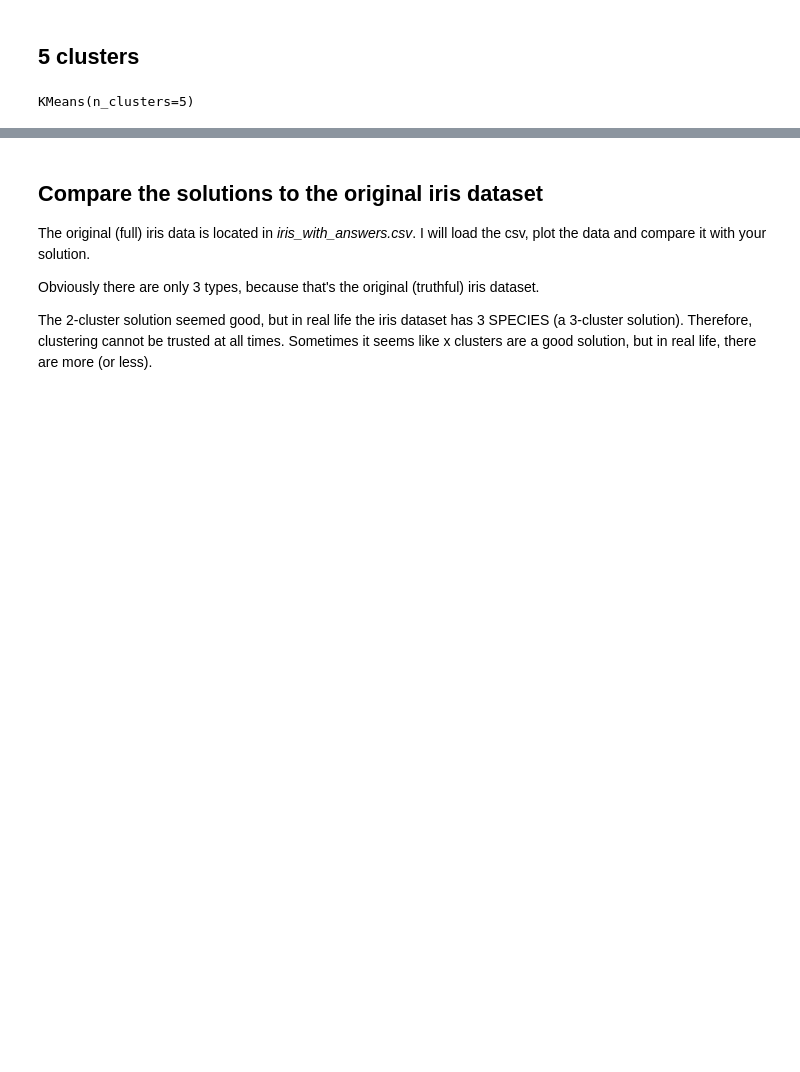
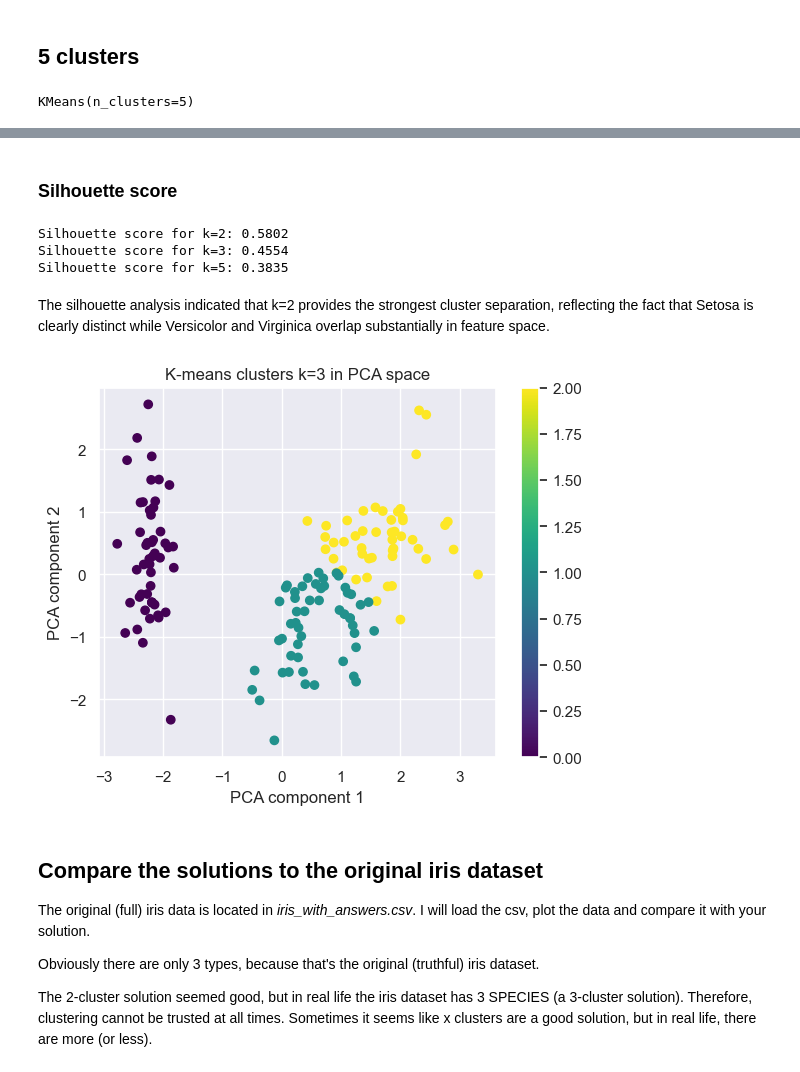
Before and after one commit to Mihaiudr/iris-kmeans-clustering, a Jupyter notebook: Cluster Analysis.ipynb, the cells around one changed output, grey strips where cells are left out. Cells and saved outputs as stored; diff of their text form; code cells hidden in the pictures; blank space fills up the shorter version.

```diff
--- a/Cluster Analysis.ipynb
+++ b/Cluster Analysis.ipynb
@@ -280,3 +277,36 @@ plt.scatter(clusters_scaled['sepal_length'],clusters_scaled['sepal_width'],c=clu
+# %% [markdown]
+### Silhouette score
+# %%
+from sklearn.metrics import silhouette_score
+
+for k in [2,3,5]:
+    kmeans = KMeans(k, random_state=1)
+    label = kmeans.fit_predict(x_scaled)
+    score = silhouette_score(x_scaled, label)
+    print(f"Silhouette score for k={k}: {score:.4f}")
+# %% [output]
+Silhouette score for k=2: 0.5802
+Silhouette score for k=3: 0.4554
+Silhouette score for k=5: 0.3835
+# %% [markdown]
+The silhouette analysis indicated that k=2 provides the strongest cluster separation, reflecting the fact that Setosa is clearly distinct while Versicolor and Virginica overlap substantially in feature space.
+# %%
+# PCA
+
+from sklearn.decomposition import PCA
+
+pca = PCA(n_components=2)
+x_pca = pca.fit_transform(x_scaled)
+
+plt.figure()
+plt.scatter(x_pca[:,0],x_pca[:,1],c=clusters_scaled['clusters3'], cmap='viridis')
+plt.title('K-means clusters k=3 in PCA space')
+plt.xlabel('PCA component 1')
+plt.ylabel('PCA component 2')
+plt.colorbar()
+plt.show()
+# %% [output]
+[figure, added]
 # %% [markdown]
 ## Compare the solutions to the original iris dataset
 
```
Also changed, not shown: parts of 37 cells of this notebook.
